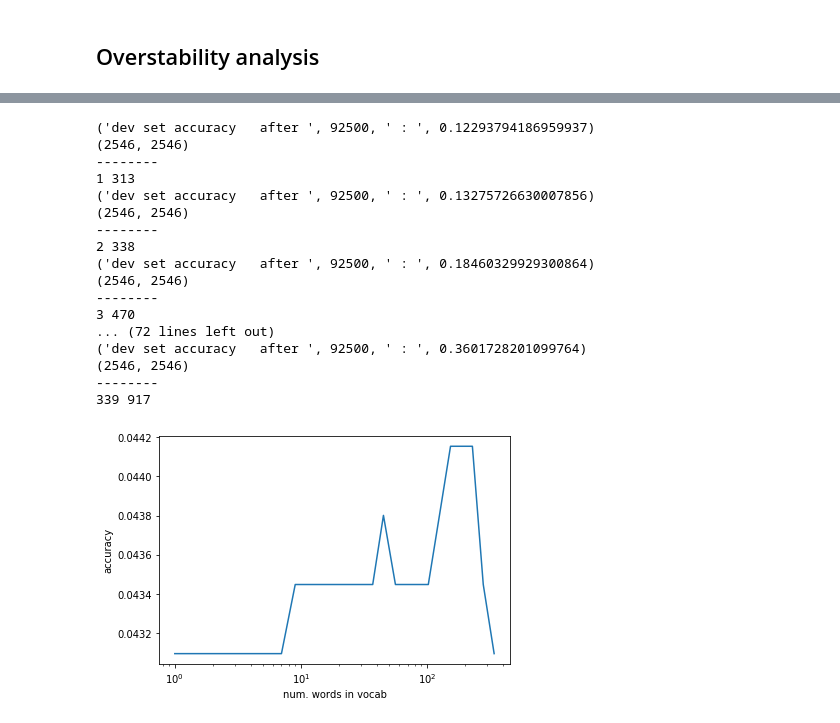
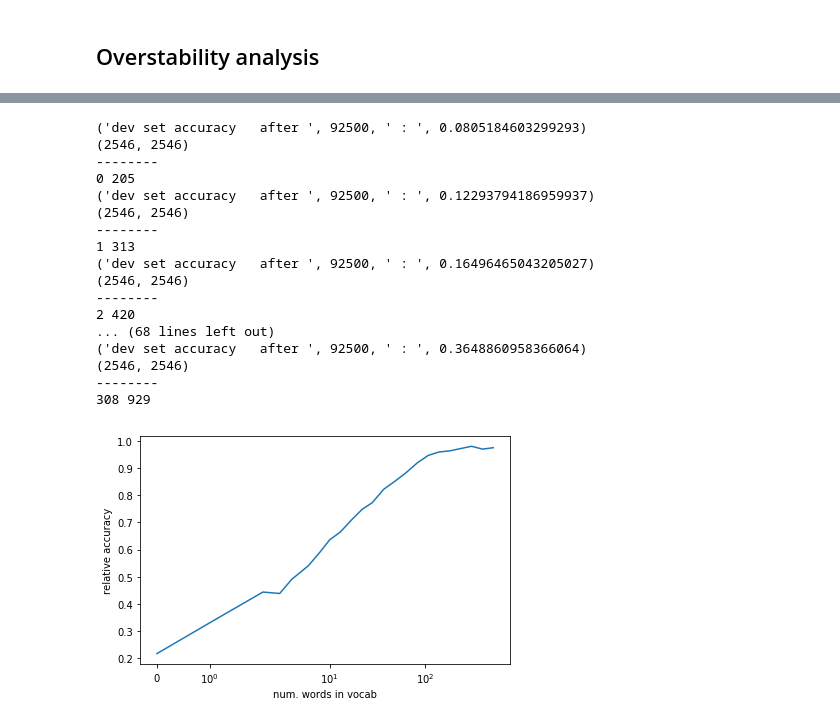
Before and after one commit to pramodkaushik/np_analysis, a Jupyter notebook: notebooks/integrated_gradients.ipynb, the cells around one changed output, grey strips where cells are left out. Cells and saved outputs as stored; diff of their text form; code cells hidden in the pictures.

Commit message:
reproduces results in ACL paper

```diff
--- a/notebooks/neural_programmer.ipynb
+++ b/notebooks/integrated_gradients.ipynb
@@ -889,10 +951,14 @@ print(df.to_latex(index=False, escape=True, header=True))
 \end{tabular}
 # %%
 combined_dicts = correct_dict.copy()
-
-for [prefix_results, suffix_results] in concatenation_correct_dicts:
+for [prefix_results, suffix_results] in concatenation_correct_dicts[:4]:
     for k, v in combined_dicts.items():
         combined_dicts[k] = v and prefix_results[k] and suffix_results[k]
+print("Union of all effective attacks:", sum(combined_dicts.values())/num_dev_examples)
 
-print("Union of all attacks:", sum(combined_dicts.values())/num_dev_examples)
+combined_dicts = correct_dict.copy()
+for [prefix_results, suffix_results] in concatenation_correct_dicts[5:]:
+    for k, v in combined_dicts.items():
+        combined_dicts[k] = v and prefix_results[k] and suffix_results[k]
+print("Union of all baseline attacks:", sum(combined_dicts.values())/num_dev_examples)
 # %% [output]
@@ -940,14 +1020,17 @@ attrs_outdir = os.path.join(OUT_DIR, 'attributions')
 if not os.path.isdir(attrs_outdir):
     os.makedirs(attrs_outdir)
 # %%
+K = 2
 frequent_attributions = []
 for wiki_example in data[:graph.batch_size*int(len(data)/graph.batch_size)]:
     with tf.gfile.GFile(os.path.join(attrs_outdir, wiki_example.question_id + '_labels.tsv')) as f:
         f.readline()
-        f.readline()
+        is_correct = f.readline().strip()
         row_labels = f.readline().strip().split('\t')
         col_labels = f.readline().strip().split('\t')
 
+    if is_correct == 'False':
+        continue
     attrs = np.loadtxt(os.path.join(
             attrs_outdir, wiki_example.question_id + '_attrs.txt'))
 
@@ -956,9 +1039,14 @@ for wiki_example in data[:graph.batch_size*int(len(data)/graph.batch_size)]:
     for i, stage in enumerate(col_labels):
         if not program_mask[i]:
             continue
-        syn = row_labels[np.argmax(attrs[:, i])]
-        if syn.startswith(utility.unk_token):
-            syn = utility.unk_token
-        synonyms.append(syn)
+        curr_synonyms = [row_labels[k] for k in np.argpartition(attrs[:, i], -K)[-K:]]
+        for syn in curr_synonyms:
+            if syn.startswith(utility.unk_token):
+                syn = utility.unk_token
+            synonyms.append(syn)
 
     frequent_attributions.extend(synonyms)
+# %%
+frequent_attributions = Counter(frequent_attributions)
+frequent_attributions.pop('tm')
+frequent_attributions.pop('cm')
@@ -978,13 +1072,10 @@ Counter(frequent_attributions).most_common(10)
 # %%
+question_attention_mask_value = -10000.0
 utility.word_ids['tm_token'] = utility.entry_match_token_id
 utility.word_ids['cm_token'] = utility.column_match_token_id
 curve_data = {}
-for K in np.unique(np.floor(np.geomspace(3, len(Counter(frequent_attributions)), 25))):
-    whitelist = set([w for w, _ in Counter(frequent_attributions).most_common(int(K))])
-
-    # 'tm', and 'cm' are non-words
-    whitelist.remove('tm')
-    whitelist.remove('cm')
+for K in np.append(0, np.unique(np.floor(np.geomspace(1, len(Counter(frequent_attributions)), 25)))):
+    whitelist = set([w for w, _ in frequent_attributions.most_common(int(K))])
 
     whitelist = set([utility.word_ids[w] for w in whitelist if not w.startswith(utility.unk_token)])
 
@@ -1004,30 +1095,31 @@ for K in np.unique(np.floor(np.geomspace(3, len(Counter(frequent_attributions)),
     curve_data[len(whitelist)] = num_correct
     print(len(whitelist), num_correct)
 # %% [output]
+('dev set accuracy   after ', 92500, ' : ', 0.0805184603299293)
+(2546, 2546)
+--------
+0 205
 ('dev set accuracy   after ', 92500, ' : ', 0.12293794186959937)
 (2546, 2546)
 --------
 1 313
-('dev set accuracy   after ', 92500, ' : ', 0.13275726630007856)
+('dev set accuracy   after ', 92500, ' : ', 0.16496465043205027)
 (2546, 2546)
 --------
-2 338
-('dev set accuracy   after ', 92500, ' : ', 0.18460329929300864)
+2 420
+... (68 lines left out)
+('dev set accuracy   after ', 92500, ' : ', 0.3648860958366064)
 (2546, 2546)
 --------
-3 470
-... (72 lines left out)
-('dev set accuracy   after ', 92500, ' : ', 0.3601728201099764)
-(2546, 2546)
---------
-339 917
+308 929
 # %%
-plt.plot(curve_data.keys(), np.divide(list(curve_data.values()), num_dev_examples))
-plt.xscale('log')
+plt.plot(curve_data.keys(), np.divide(list(curve_data.values()), 947))
+plt.xscale('symlog')
 plt.xlabel('num. words in vocab')
-plt.ylabel('accuracy')
+plt.ylabel('relative accuracy')
 plt.savefig(OVERSTABILITY_CURVE_FILE, format='eps')
+plt.savefig(OVERSTABILITY_CURVE_FILE.replace('eps','png'), format='png')
 plt.tight_layout()
 plt.show()
 # %% [output]
-[figure, old version]
+[figure, new version]
```
Also changed, not shown: parts of 28 cells of this notebook, 1 other file.
